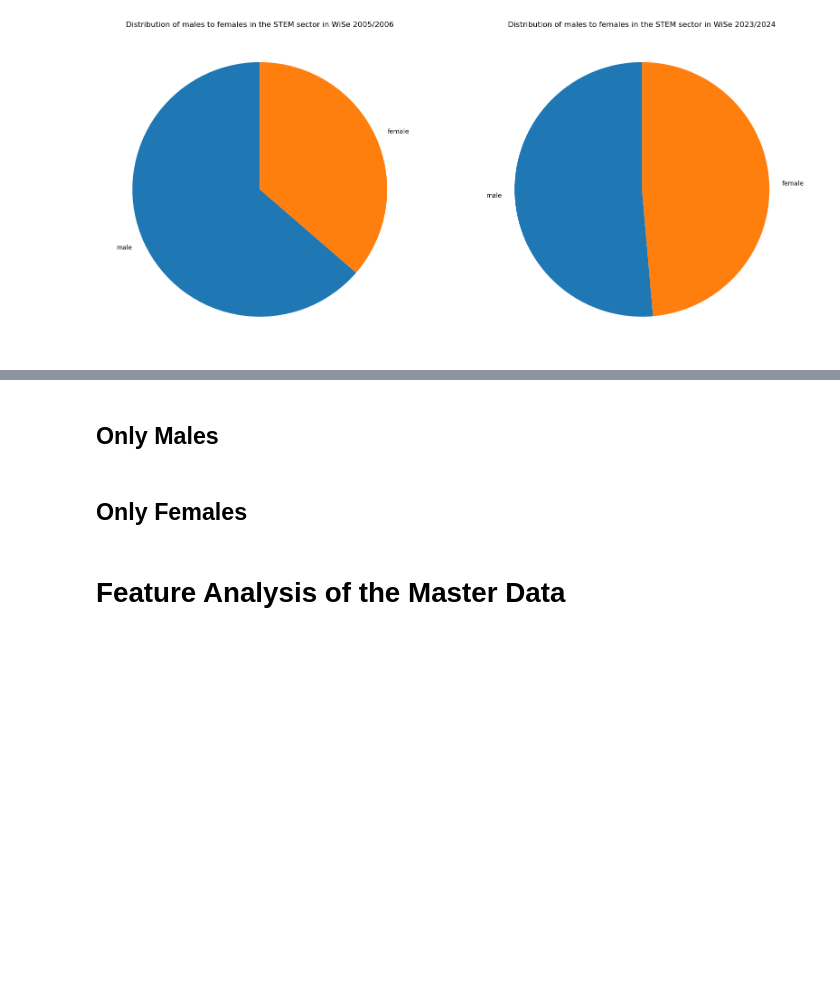
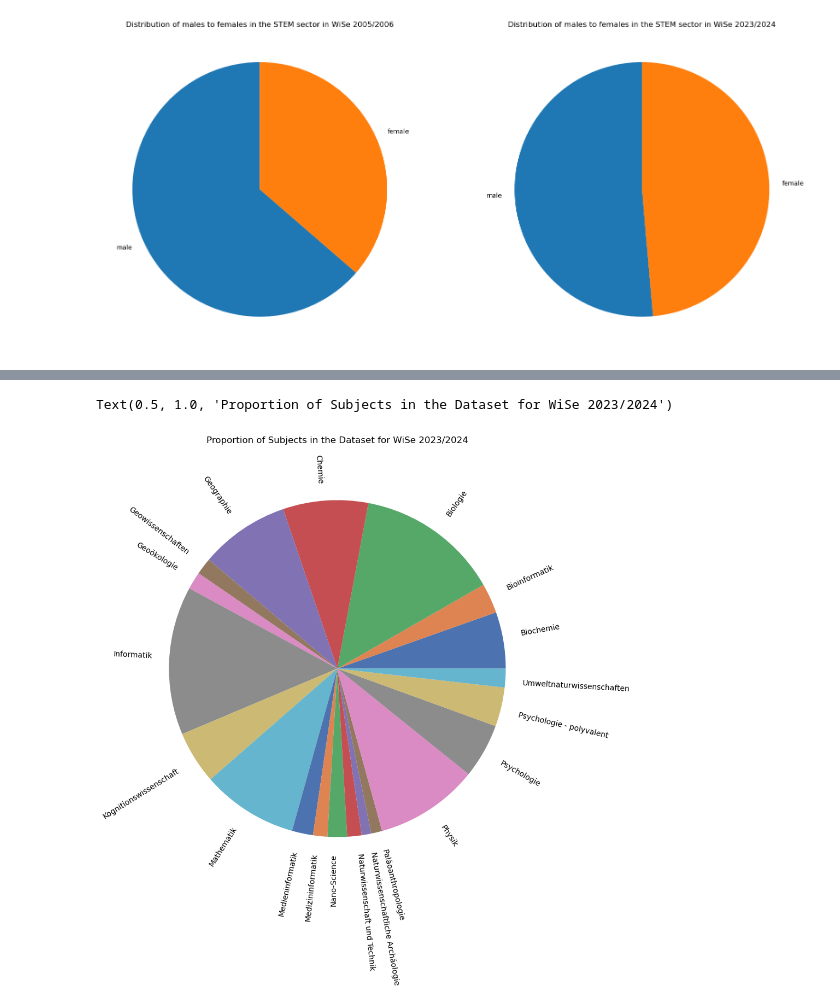
Before and after one commit to mxs01/AnalysingStudentDevelopment, a Jupyter notebook: code/feature_analysis_stem_gender.ipynb, the cells around one changed output, grey strips where cells are left out. Saved outputs shown, nothing was run; the diff lists cells and outputs as text; code cells hidden in the pictures; blank space fills up the shorter version.

```diff
--- a/code/feature_analysis_stem_gender.ipynb
+++ b/code/feature_analysis_stem_gender.ipynb
@@ -186,6 +171,24 @@ df
-# %% [markdown]
-## Only Males
-# %% [markdown]
-## Only Females
-# %% [markdown]
-# Feature Analysis of the Master Data
+# %%
+fig, ax = plt.subplots(figsize=(20,10))
+
+
+
+
+allSubjects = allBachelorDegreesDF.index.get_level_values(0).unique()
+
+allSubjectsWithoutGender = allBachelorDegreesDF["WiSe 2023/2024"].groupby(level=0).sum()
+rowSums = allSubjectsWithoutGender.sum(axis=1)
+filtered_df = allSubjectsWithoutGender[rowSums != 0]
+cumulated= filtered_df.sum(axis=1)
+
+labels = filtered_df.index.get_level_values(0).tolist()
+
+colors = sns.color_palette("deep", n_colors=len(cumulated))
+
+
+ax.pie(cumulated, labels=labels, rotatelabels=5, colors=colors);
+
+plt.title("Proportion of Subjects in the Dataset for WiSe 2023/2024", pad=20, loc="center")
+# %% [output]
+Text(0.5, 1.0, 'Proportion of Subjects in the Dataset for WiSe 2023/2024')
+[figure, added]
```
Also changed, not shown: parts of 3 cells of this notebook.
